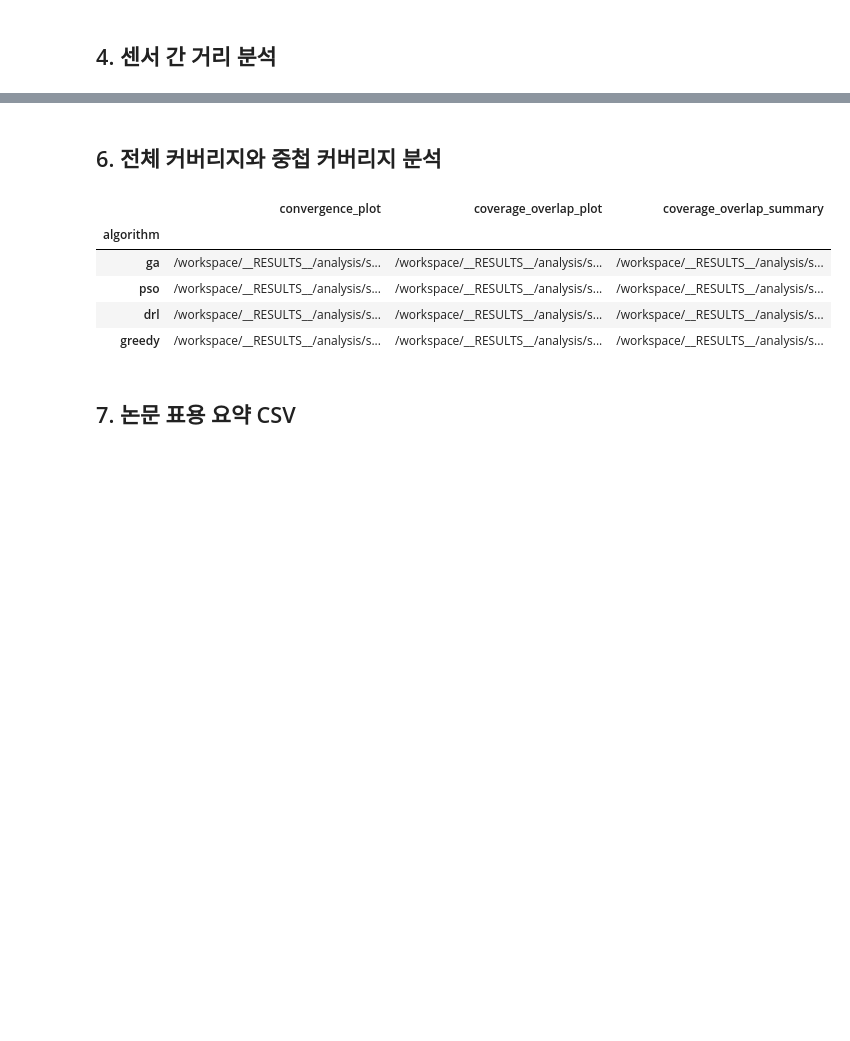
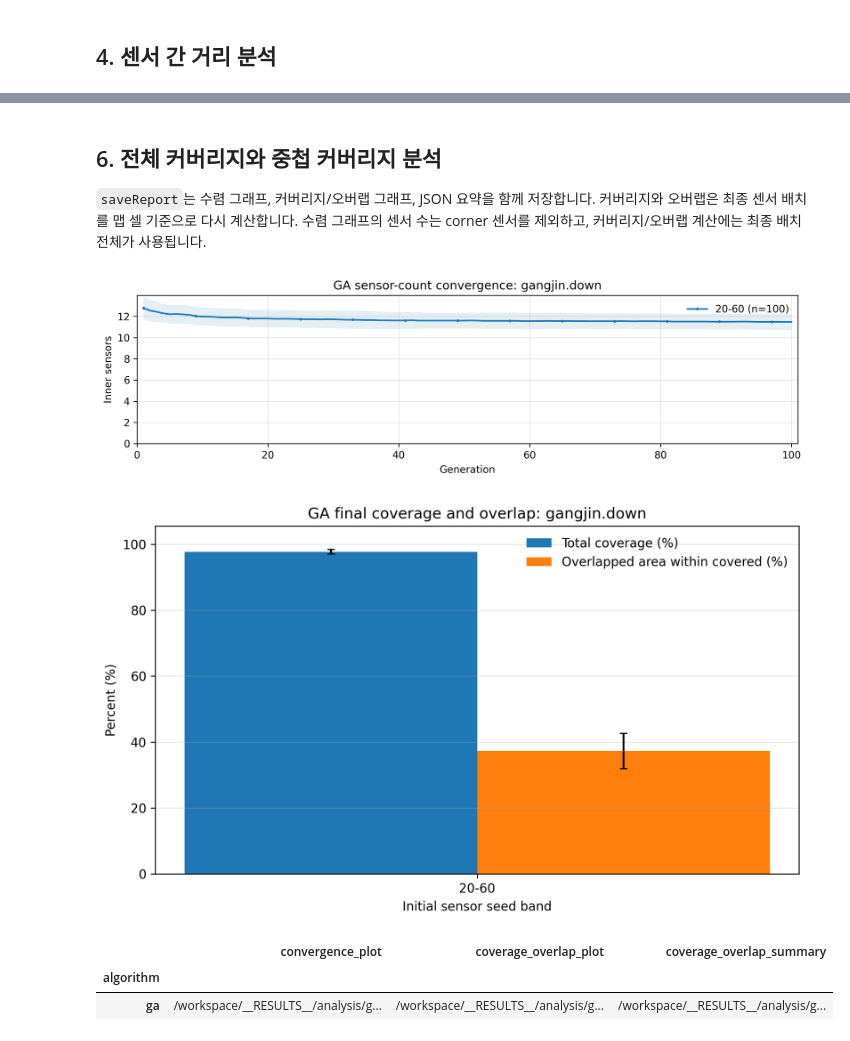
Before and after one commit to yutakseo/SensorDeployment_Optimizer, a Jupyter notebook: Analysis/main.ipynb, the cells around one changed output, grey strips where cells are left out. Cells and saved outputs as stored; diff of their text form; code cells hidden in the pictures; blank space fills up the shorter version.

```diff
--- a/Analysis/main.ipynb
+++ b/Analysis/main.ipynb
@@ -136,10 +177,10 @@ for context in CONTEXTS.values():
 
     analyzer.plot_evolution_trend(
         xtick_step=50,
-        include_corners=True,
+        include_corners=SENSOR_COUNT_INCLUDE_CORNERS,
         figsize=(10, 3),
         dpi=150,
-        show=False,
+        show=True,
         save_path=trends_dir / "sensor_count.png",
         close=True,
     )
@@ -147,7 +188,7 @@ for context in CONTEXTS.values():
         xtick_step=50,
         figsize=(10, 3),
         dpi=150,
-        show=False,
+        show=True,
         save_path=trends_dir / "coverage.png",
         close=True,
     )
@@ -155,7 +196,7 @@ for context in CONTEXTS.values():
         xtick_step=50,
         figsize=(10, 3),
         dpi=150,
-        show=False,
+        show=True,
         save_path=trends_dir / "fitness.png",
         close=True,
     )
@@ -266,14 +284,16 @@ for context in CONTEXTS.values():
     trends_dir = Path(context["trends_dir"])
     convergence = plotConverge(
         results_root=RESULTS_ROOT,
+        title=f"{algorithm} convergence trend",
         algorithm=algorithm,
         map_name=MAP_NAME,
         seed_bands=bands,
-        include_corners=True,
+        include_corners=SENSOR_COUNT_INCLUDE_CORNERS,
         metric="avg",
-        threshold=0.5,
+        threshold=1.,
+        figsize=(10, 3),
         dpi=300,
-        show=False,
+        show=True,
         save_path=trends_dir / "convergence.png",
     )
     convergence_gen = convergence["convergence"]["convergence_gen"]
@@ -301,5 +316,9 @@ convergence_df
 # %% [markdown]
 ## 6. 전체 커버리지와 중첩 커버리지 분석
+
+`saveReport`는 수렴 그래프, 커버리지/오버랩 그래프, JSON 요약을 함께 저장합니다.
+커버리지와 오버랩은 최종 센서 배치를 맵 셀 기준으로 다시 계산합니다.
+수렴 그래프의 센서 수는 corner 센서를 제외하고, 커버리지/오버랩 계산에는 최종 배치 전체가 사용됩니다.
 # %%
 report_rows = []
 for context in CONTEXTS.values():
@@ -309,41 +328,39 @@ for context in CONTEXTS.values():
         results_root=RESULTS_ROOT,
         algorithm=algorithm,
         map_name=MAP_NAME,
         output_dir=Path(context["report_dir"]),
         summary_dir=Path(context["final_dir"]),
         seed_bands=bands,
-        include_corners=True,
+        include_corners=SENSOR_COUNT_INCLUDE_CORNERS,
         metric="best",
         threshold=0.5,
         target_values=TARGET_VALUES,
+        convergence_figsize=(10, 3),
         dpi=300,
-        show=False,
+        show=True,
     )
     report_rows.append(
         {
             "algorithm": algorithm,
             **{
                 key: report[key]
                 for key in [
                     "convergence_plot",
                     "coverage_overlap_plot",
                     "coverage_overlap_summary",
                 ]
             },
         }
     )
 
 report_df = pd.DataFrame(report_rows).set_index("algorithm")
 report_df
 # %% [output]
+[figure, added]
+[figure, added]
 |  | convergence_plot | coverage_overlap_plot | coverage_overlap_summary |
 | algorithm |  |  |  |
-| ga | /workspace/__RESULTS__/analysis/s... | /workspace/__RESULTS__/analysis/s... | /workspace/__RESULTS__/analysis/s... |
-| pso | /workspace/__RESULTS__/analysis/s... | /workspace/__RESULTS__/analysis/s... | /workspace/__RESULTS__/analysis/s... |
-| drl | /workspace/__RESULTS__/analysis/s... | /workspace/__RESULTS__/analysis/s... | /workspace/__RESULTS__/analysis/s... |
-| greedy | /workspace/__RESULTS__/analysis/s... | /workspace/__RESULTS__/analysis/s... | /workspace/__RESULTS__/analysis/s... |
+| ga | /workspace/__RESULTS__/analysis/g... | /workspace/__RESULTS__/analysis/g... | /workspace/__RESULTS__/analysis/g... |
-# %% [markdown]
-## 7. 논문 표용 요약 CSV
 # %%
 summary_tables = {}
 for context in CONTEXTS.values():
```
Also changed, not shown: parts of 10 cells of this notebook, 17 other files.
